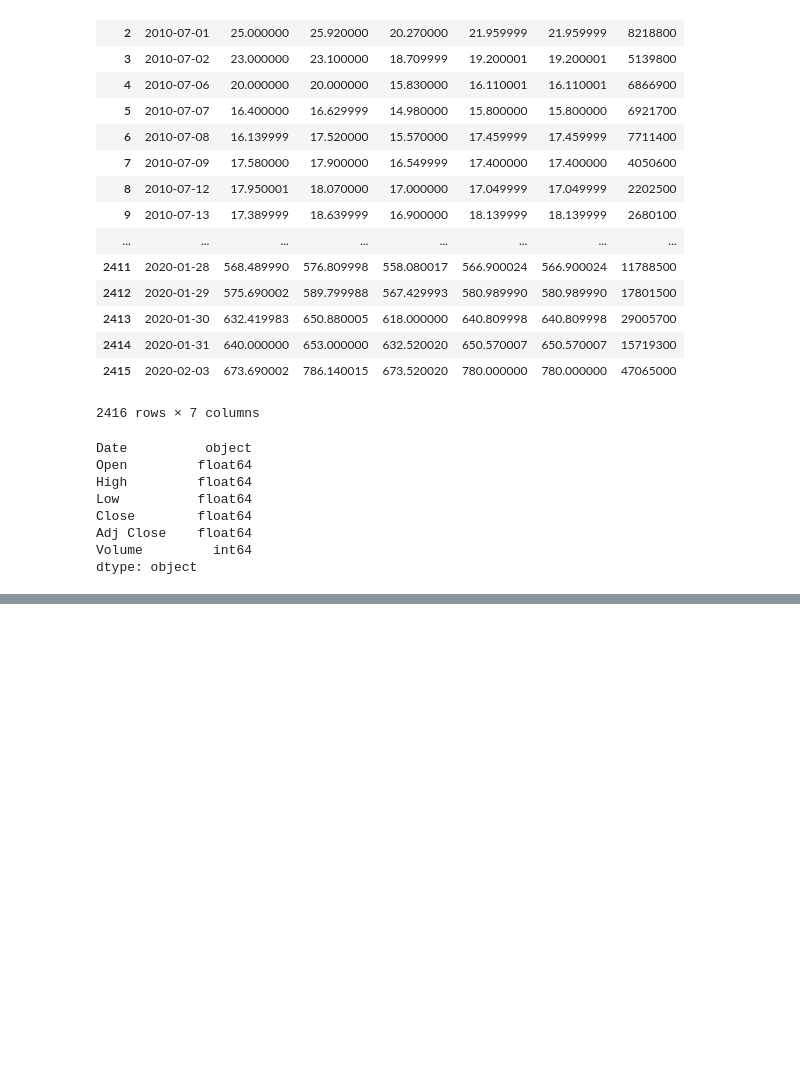
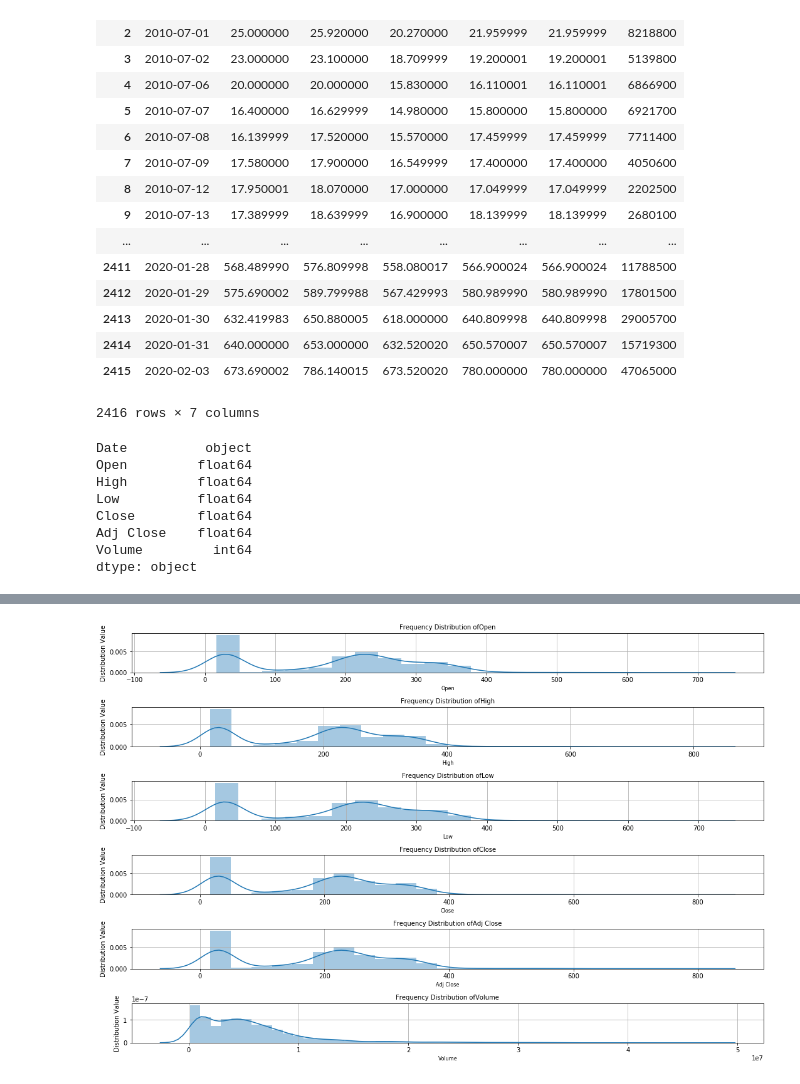
Before and after one commit to abpandey4/Tesla-Stock-Exploratory-Data-Analysis, a Jupyter notebook: Data Analysis on Tesla Stock Data 2010 - 2020.ipynb, the cells around one changed output, grey strips where cells are left out. Drawn from its saved outputs; the diff is of its cells as text; code cells hidden in the pictures; blank space fills up the shorter version.

```diff
--- a/Data Analysis on Tesla Stock Data 2010 - 2020.ipynb
+++ b/Data Analysis on Tesla Stock Data 2010 - 2020.ipynb
@@ -53,0 +117,14 @@ dtype: object
+# %%
+# visualised the spread and skeweness through the seaborn library distribution plot
+
+fig, ax = plt.subplots(len(Column_List) , figsize = (15,10))
+
+for i, col_list in enumerate(Column_List):
+    sns.distplot(Data[col_list] , hist = True , ax = ax[i])
+    ax[i].set_title('Frequency Distribution of'+''+ col_list , fontsize = 10)
+    ax[i].set_xlabel(col_list , fontsize = 8)
+    ax[i].set_ylabel('Distribution Value' , fontsize = 10)
+    fig.tight_layout(pad = 1.1)      # to provide space between plots
+    ax[i].grid('on')
+# %% [output]
+[figure, added]
```
Also changed, not shown: parts of 14 cells of this notebook.
